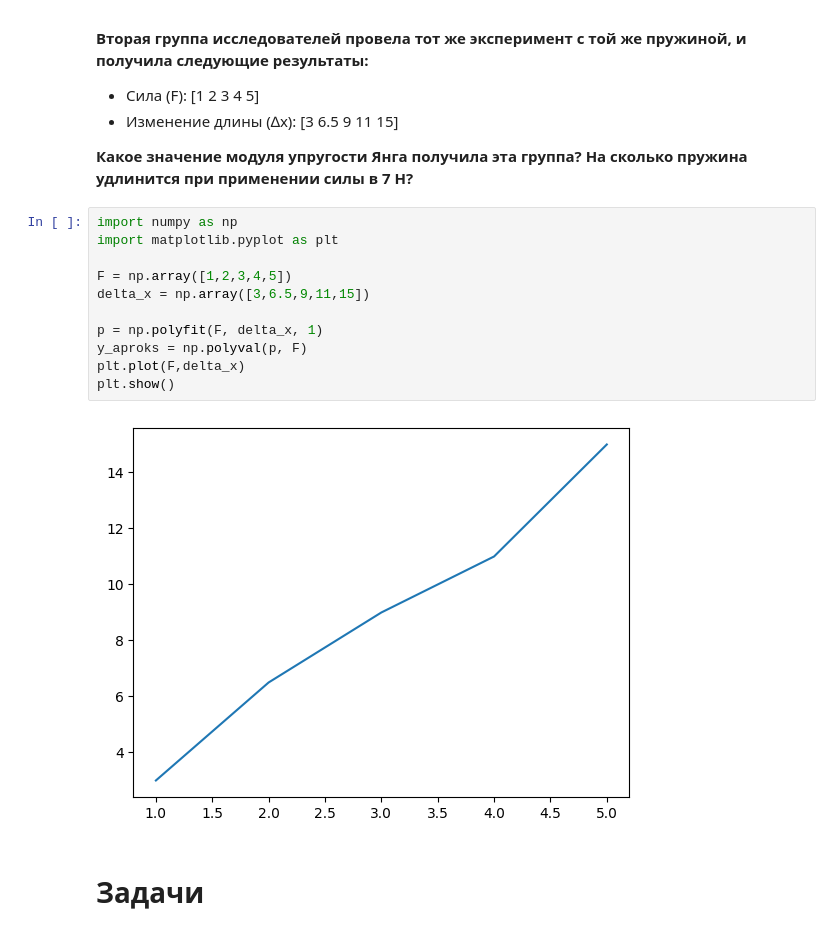
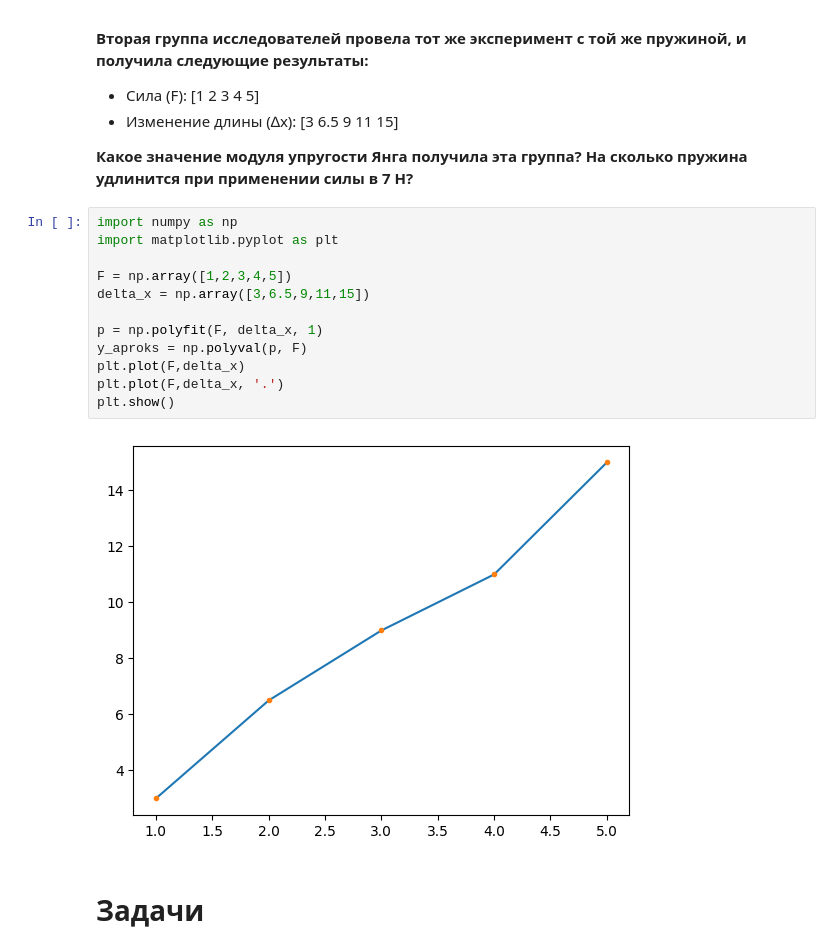
Before and after one commit to xXxINFARKTxXx/NonLineProgEvolAlgs, a Jupyter notebook: 3_colloq1/rus/ultimate_guide/approximation_numpy.ipynb, the cells around one changed output. Saved outputs shown, nothing was run; the diff lists cells and outputs as text.

```diff
--- a/3_colloq1/rus/ultimate_guide/approximation_numpy.ipynb
+++ b/3_colloq1/rus/ultimate_guide/approximation_numpy.ipynb
@@ -321,16 +322,17 @@ print(sila)
 # %%
 import numpy as np
 import matplotlib.pyplot as plt
 
 F = np.array([1,2,3,4,5])
 delta_x = np.array([3,6.5,9,11,15])
 
 p = np.polyfit(F, delta_x, 1)
 y_aproks = np.polyval(p, F)
 plt.plot(F,delta_x)
+plt.plot(F,delta_x, '.')
 plt.show()
 # %% [output]
-[figure, old version]
+[figure, new version]
 # %% [markdown]
 # Задачи
 # %% [markdown]
```
Also changed, not shown: parts of 5 cells of this notebook.
